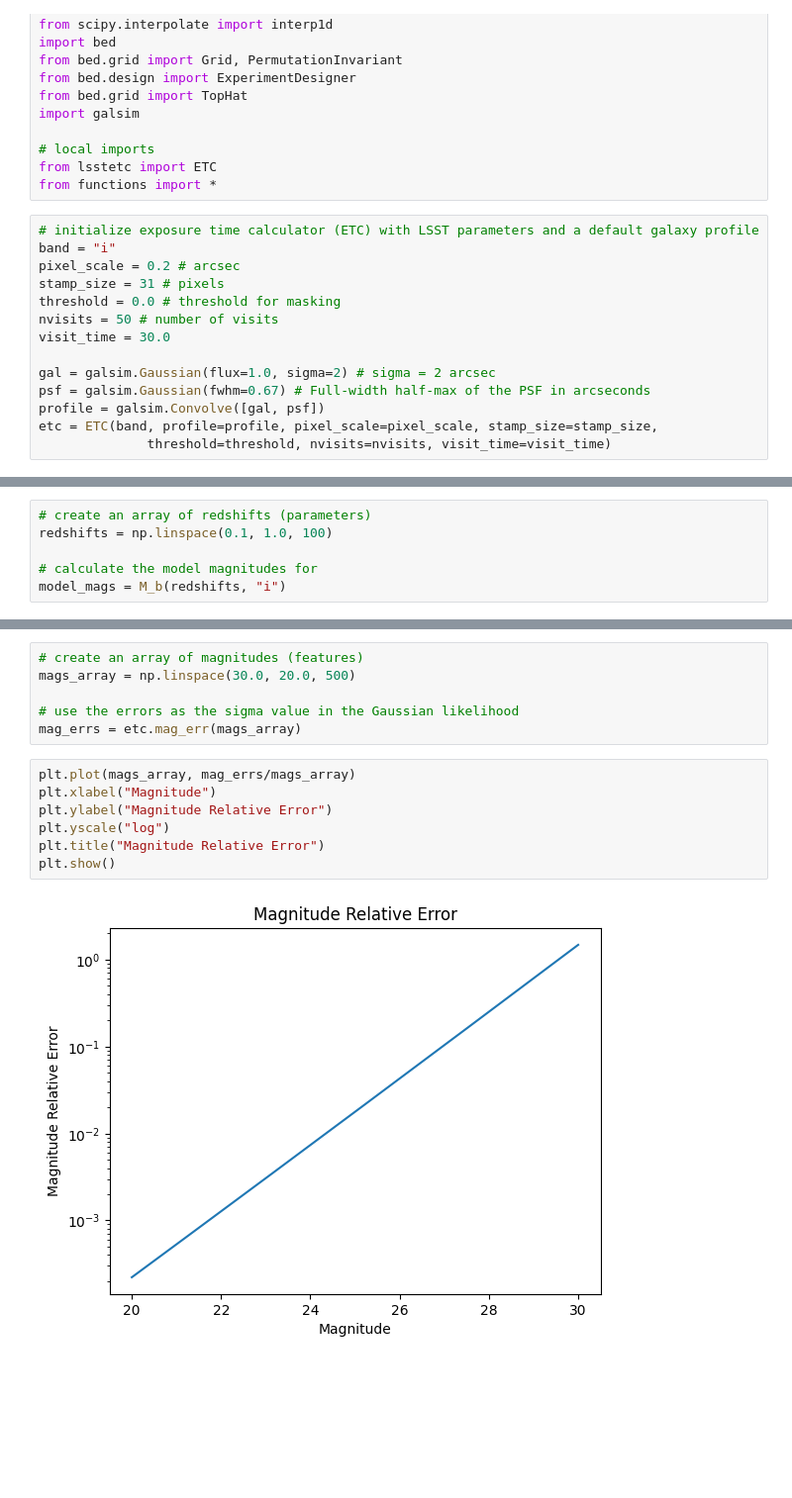
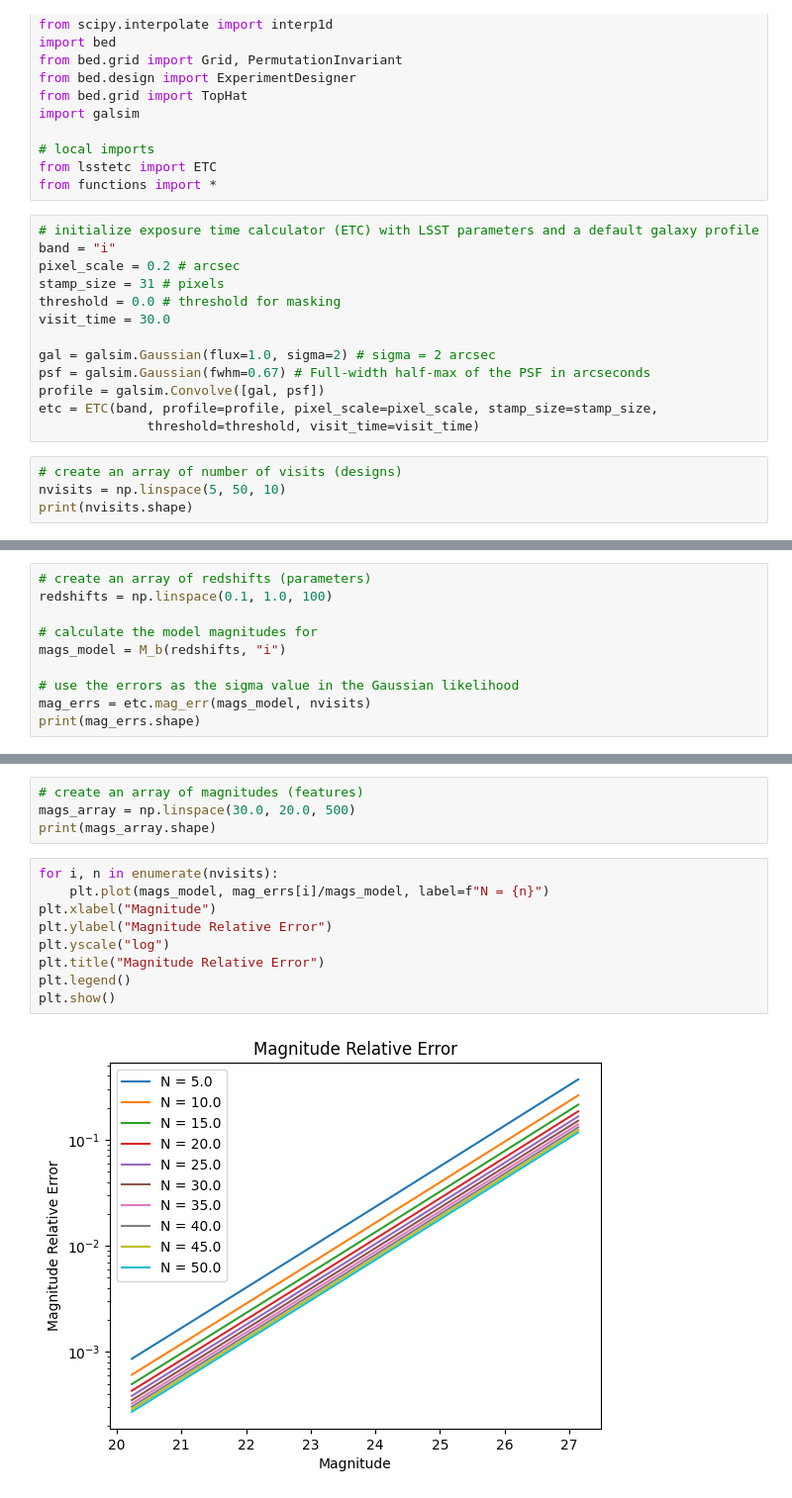
Before and after one commit to ashandonay/redshift_estimation, a Jupyter notebook: likelihood.ipynb, the cells around one changed output, grey strips where cells are left out. Shown at 99% size. Drawn from its saved outputs; the diff is of its cells as text; blank space fills up the shorter version.

Commit message:
vectorized nvisits for ETC

```diff
--- a/likelihood.ipynb
+++ b/likelihood.ipynb
@@ -32,11 +32,14 @@ band = "i"
 pixel_scale = 0.2 # arcsec
 stamp_size = 31 # pixels
 threshold = 0.0 # threshold for masking
-nvisits = 50 # number of visits
 visit_time = 30.0
 
 gal = galsim.Gaussian(flux=1.0, sigma=2) # sigma = 2 arcsec
 psf = galsim.Gaussian(fwhm=0.67) # Full-width half-max of the PSF in arcseconds
 profile = galsim.Convolve([gal, psf])
 etc = ETC(band, profile=profile, pixel_scale=pixel_scale, stamp_size=stamp_size,
-              threshold=threshold, nvisits=nvisits, visit_time=visit_time)
+              threshold=threshold, visit_time=visit_time)
+# %%
+# create an array of number of visits (designs)
+nvisits = np.linspace(5, 50, 10)
+print(nvisits.shape)
@@ -45,4 +50,8 @@ etc = ETC(band, profile=profile, pixel_scale=pixel_scale, stamp_size=stamp_size,
 redshifts = np.linspace(0.1, 1.0, 100)
 
 # calculate the model magnitudes for
-model_mags = M_b(redshifts, "i")
+mags_model = M_b(redshifts, "i")
+
+# use the errors as the sigma value in the Gaussian likelihood
+mag_errs = etc.mag_err(mags_model, nvisits)
+print(mag_errs.shape)
@@ -49,15 +61,15 @@ model_mags = M_b(redshifts, "i")
 # %%
 # create an array of magnitudes (features)
 mags_array = np.linspace(30.0, 20.0, 500)
-
-# use the errors as the sigma value in the Gaussian likelihood
-mag_errs = etc.mag_err(mags_array)
+print(mags_array.shape)
 # %%
-plt.plot(mags_array, mag_errs/mags_array)
+for i, n in enumerate(nvisits):
+    plt.plot(mags_model, mag_errs[i]/mags_model, label=f"N = {n}")
 plt.xlabel("Magnitude")
 plt.ylabel("Magnitude Relative Error")
 plt.yscale("log")
 plt.title("Magnitude Relative Error")
+plt.legend()
 plt.show()
 # %% [output]
-[figure, old version]
+[figure, new version]
```
Also changed, not shown: parts of 2 cells of this notebook, 4 other files.
